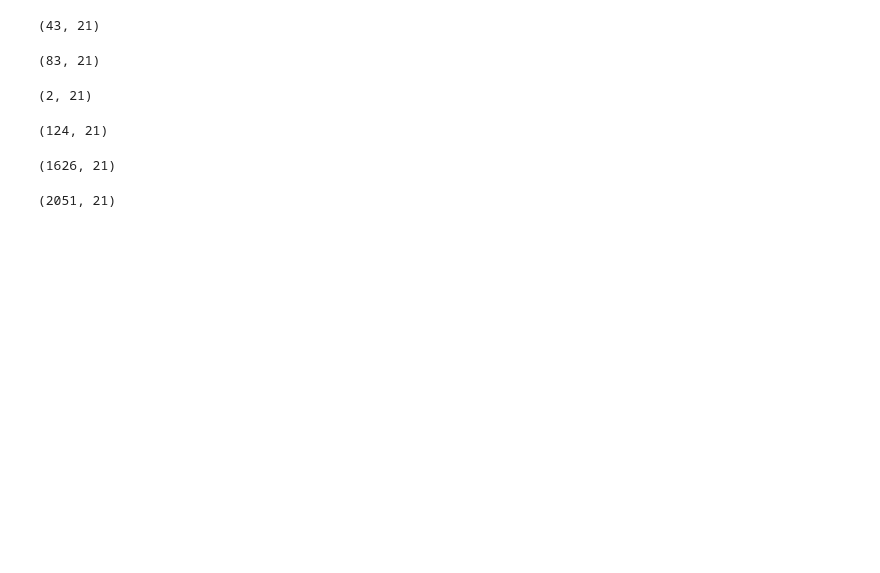
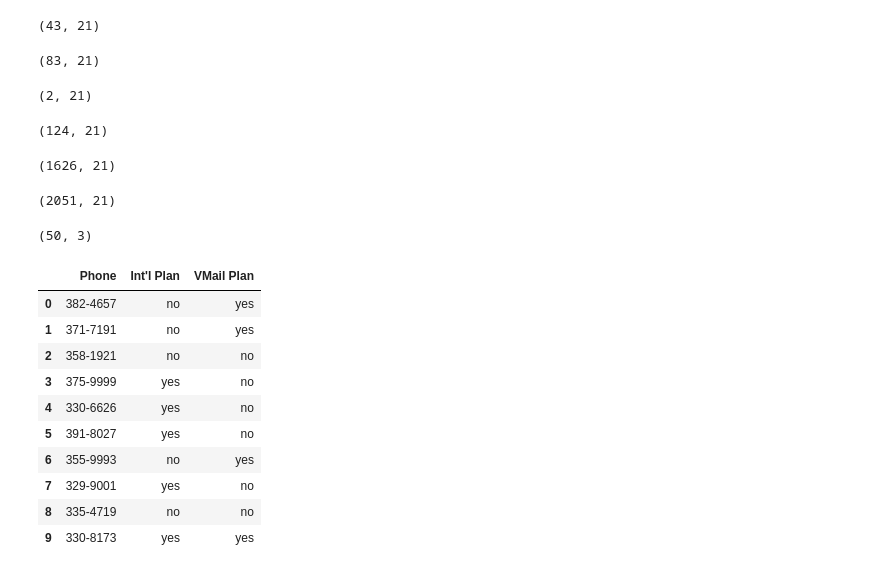
Before and after one commit to franciscovalde6/python-ml-course, a Jupyter notebook: scripts/T2 - 1 - Data Cleaning - Data Wrangling.ipynb, the cells around one changed output. Cells and saved outputs as stored; diff of their text form; code cells hidden in the pictures; blank space fills up the shorter version.

```diff
--- a/scripts/T2 - 1 - Data Cleaning - Data Wrangling.ipynb
+++ b/scripts/T2 - 1 - Data Cleaning - Data Wrangling.ipynb
@@ -191,3 +191,23 @@ data6 = data[data["Day Mins"] < data["Night Mins"]]
 data6.shape
 # %% [output]
 (2051, 21)
+# %%
+# Minutos de dia, de noche y longitud de la cuenta de los primeros 50 individuos
+subset_first_50 = data[["Day Mins", "Night Mins", "Account Length"]][:50]
+subset_first_50.shape
+# %% [output]
+(50, 3)
+# %%
+data.iloc[:10, 3:6] #Primero filas (10) y luego columnas (3-6)
+# %% [output]
+|  | Phone | Int'l Plan | VMail Plan |
+| 0 | 382-4657 | no | yes |
+| 1 | 371-7191 | no | yes |
+| 2 | 358-1921 | no | no |
+| 3 | 375-9999 | yes | no |
+| 4 | 330-6626 | yes | no |
+| 5 | 391-8027 | yes | no |
+| 6 | 355-9993 | no | yes |
+| 7 | 329-9001 | yes | no |
+| 8 | 335-4719 | no | no |
+| 9 | 330-8173 | yes | yes |
```
Also changed, not shown: parts of 19 cells of this notebook, 1 other file.
